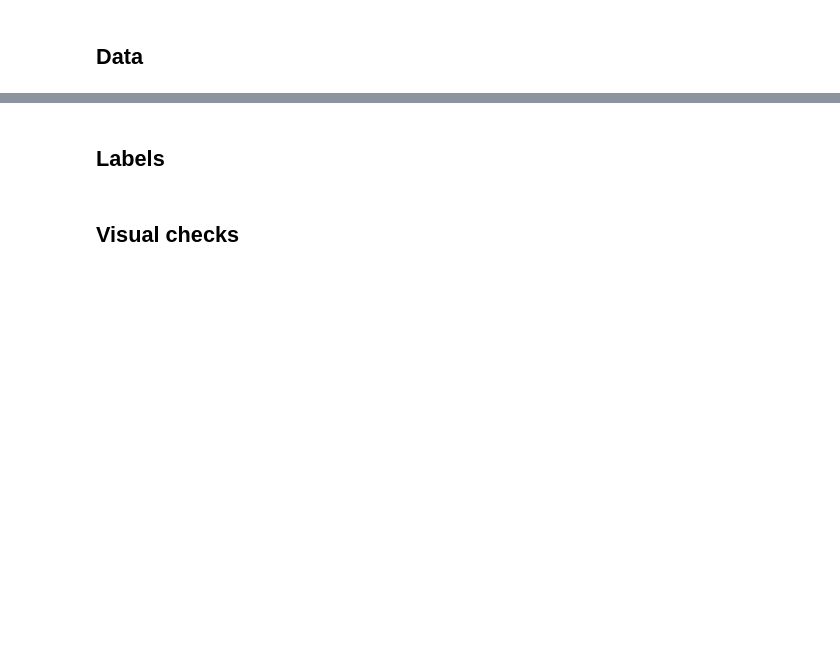
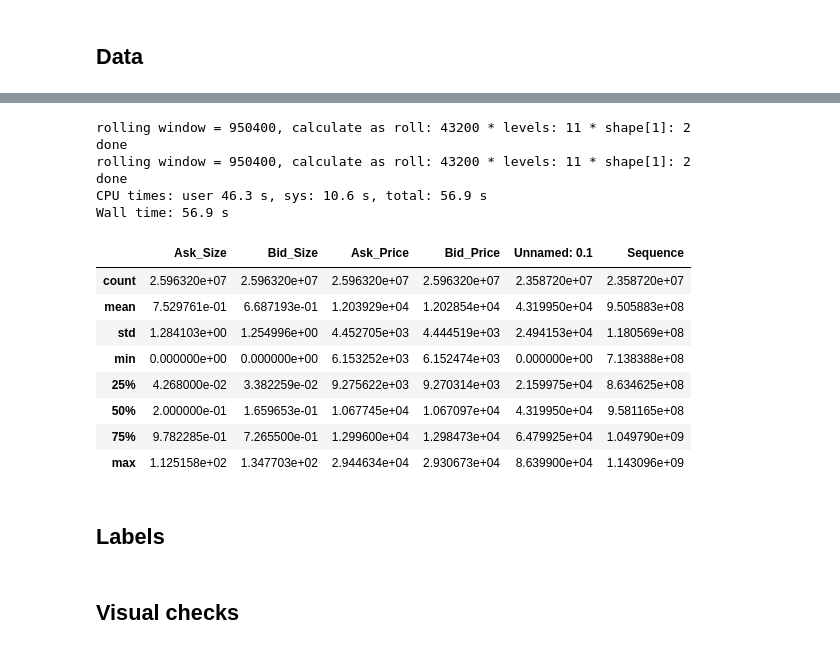
Before and after one commit to ociredef92/RL_Trader, a Jupyter notebook: Training.ipynb, the cells around one changed output, grey strips where cells are left out. Cells and saved outputs as stored; diff of their text form; code cells hidden in the pictures; blank space fills up the shorter version.

```diff
--- a/Training.ipynb
+++ b/Training.ipynb
@@ -73,0 +151,19 @@ px_ts_test = top_ob_test.reset_index()[['Mid_Price']]
+# %%
+%%time
+df_trades['date'] = pd.to_datetime(df_trades['date'])
+df_trades_grp = df_trades.groupby([pd.Grouper(key='date', freq='10s', dropna=False), 'type']).agg({'amount':'sum', 'rate':'mean'}).reset_index()
+df_trades_piv = df_trades_grp.pivot(values=['amount', 'rate'], columns='type',index='date').reset_index()
+
+df_trades_piv.columns = list(map("_".join, df_trades_piv.columns)) # "flatten" column names
+df_trades_piv.rename(columns={'date_':'Datetime', 'amount_buy':'Ask_Size', 'amount_sell':'Bid_Size', 'rate_buy':'Ask_Price', 'rate_sell':'Bid_Price'}, inplace=True)
+
+# fill gaps with no trades
+date_range_reindex = pd.DataFrame(pd.date_range(df_trades_piv['Datetime'].min(), df_trades_piv['Datetime'].max(), freq="10s"), columns=['Datetime'])
+df_trades_piv = pd.merge(df_trades_piv, date_range_reindex, right_on='Datetime', left_on='Datetime', how='right')
+
+# impute NAs - zero for size and last px for price
+df_trades_piv.loc[:,['Ask_Size', 'Bid_Size']] = df_trades_piv.loc[:,['Ask_Size', 'Bid_Size']].fillna(0)
+df_trades_piv.loc[:,['Ask_Price', 'Bid_Price']] = df_trades_piv.loc[:,['Ask_Price', 'Bid_Price']].fillna(method='ffill')
+
+
+df_trades_piv['Level'] = -1
@@ -73,0 +173,3 @@ px_ts_test = top_ob_test.reset_index()[['Mid_Price']]
+# %%
+%%time
+df_all = pd.concat([df_trades_piv, df_quotes]).sort_values(by=['Datetime', 'Level'])
@@ -74,3 +179,29 @@ px_ts_test = top_ob_test.reset_index()[['Mid_Price']]
+# %%
+df_stdz = df_all[(df_all['Datetime']>='2020-01-01 00:00:00')&(df_all['Datetime']<='2020-12-31 23:59:50')]
+df_stdz.set_index(['Datetime','Level'], inplace=True)
+# %%
+%%time
+norm_df_size = standardize(df_stdz[['Ask_Size', 'Bid_Size']], 10+1, 'dyn_z_score', roll)
+norm_df_price = standardize(df_stdz[['Ask_Price', 'Bid_Price']], 10+1, 'dyn_z_score', roll)
+# %% [output]
+rolling window = 950400, calculate as roll: 43200 * levels: 11 * shape[1]: 2
+done
+rolling window = 950400, calculate as roll: 43200 * levels: 11 * shape[1]: 2
+done
+CPU times: user 46.3 s, sys: 10.6 s, total: 56.9 s
+Wall time: 56.9 s
+# %%
+df_stdz.describe()
+# %% [output]
+|  | Ask_Size | Bid_Size | Ask_Price | Bid_Price | Unnamed: 0.1 | Sequence |
+| count | 2.596320e+07 | 2.596320e+07 | 2.596320e+07 | 2.596320e+07 | 2.358720e+07 | 2.358720e+07 |
+| mean | 7.529761e-01 | 6.687193e-01 | 1.203929e+04 | 1.202854e+04 | 4.319950e+04 | 9.505883e+08 |
+| std | 1.284103e+00 | 1.254996e+00 | 4.452705e+03 | 4.444519e+03 | 2.494153e+04 | 1.180569e+08 |
+| min | 0.000000e+00 | 0.000000e+00 | 6.153252e+03 | 6.152474e+03 | 0.000000e+00 | 7.138388e+08 |
+| 25% | 4.268000e-02 | 3.382259e-02 | 9.275622e+03 | 9.270314e+03 | 2.159975e+04 | 8.634625e+08 |
+| 50% | 2.000000e-01 | 1.659653e-01 | 1.067745e+04 | 1.067097e+04 | 4.319950e+04 | 9.581165e+08 |
+| 75% | 9.782285e-01 | 7.265500e-01 | 1.299600e+04 | 1.298473e+04 | 6.479925e+04 | 1.049790e+09 |
+| max | 1.125158e+02 | 1.347703e+02 | 2.944634e+04 | 2.930673e+04 | 8.639900e+04 | 1.143096e+09 |
 # %% [markdown]
 ## Labels
 # %%
```
Also changed, not shown: parts of 15 cells of this notebook, 2 other files.
